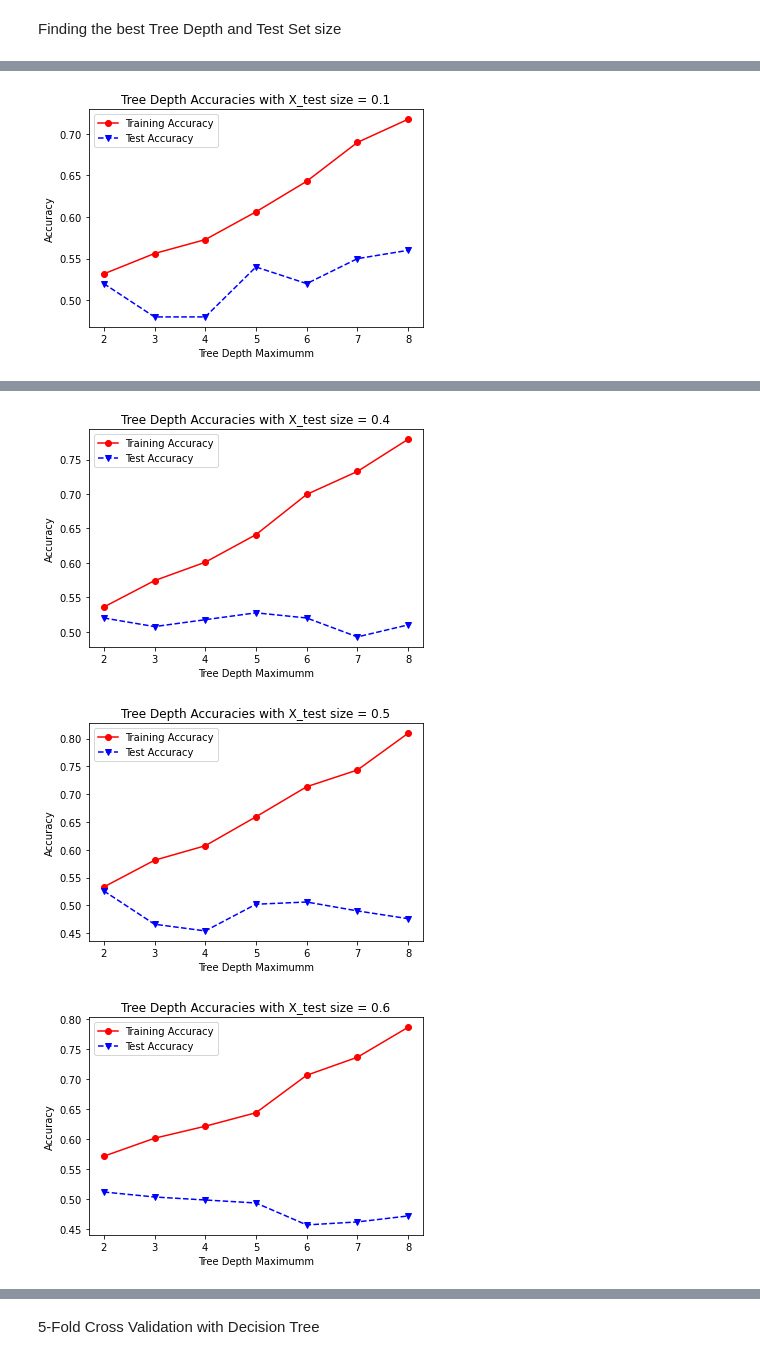
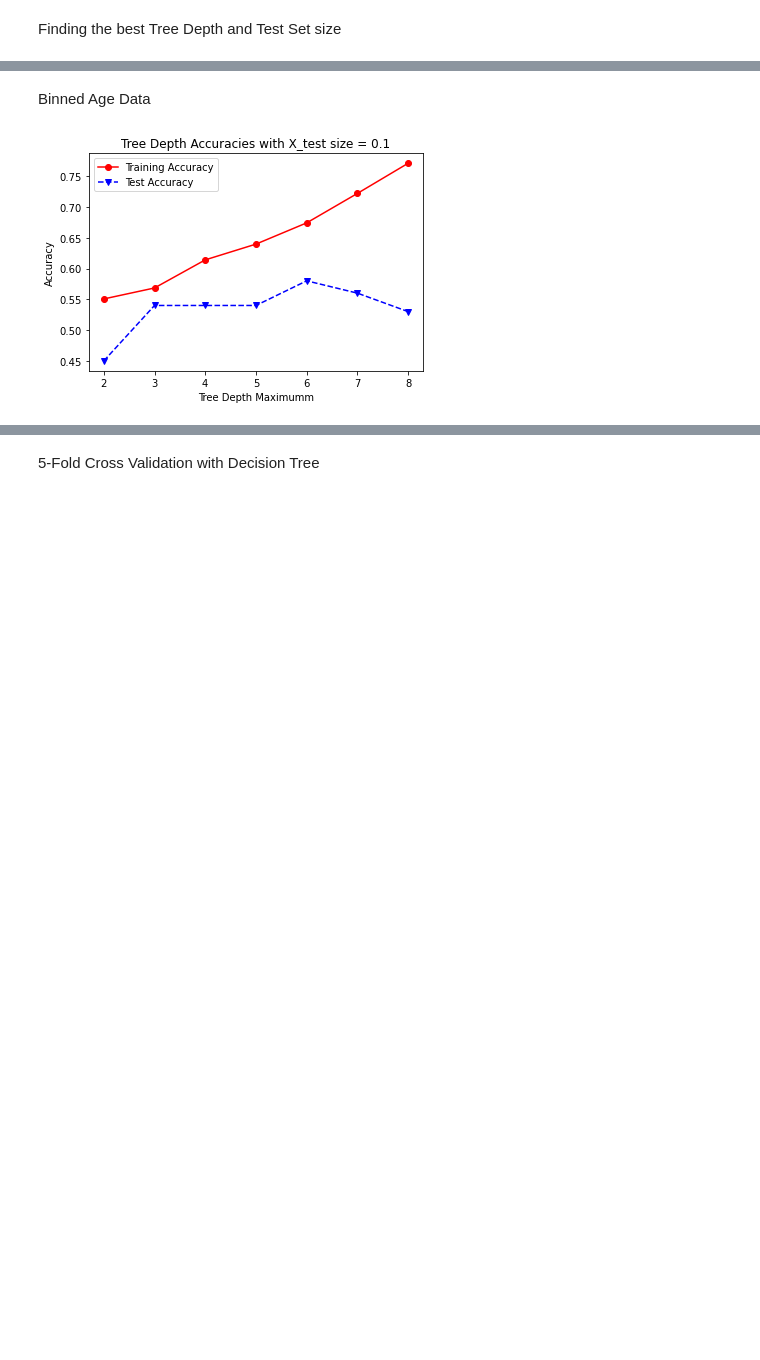
Before and after one commit to tannerwheeler/CS6850, a Jupyter notebook: FinalProjectCode.ipynb, the cells around one changed output, grey strips where cells are left out. Saved outputs shown, nothing was run; the diff lists cells and outputs as text; code cells hidden in the pictures; blank space fills up the shorter version.

```diff
--- a/FinalProjectCode.ipynb
+++ b/FinalProjectCode.ipynb
@@ -113,4 +145,5 @@ data_age
 # %%
+data_age = data_age.drop(columns=['Id'])
 data_one_hot = data.drop(columns=['Id'])
 # %%
 def convert_to_one_hot(col):
@@ -453,6 +484,6 @@ Mutual Information between Weight Loss  and Hair Loss: 0.0
 # %%
 results = data['Hair Loss']
-data = data.drop(columns=['Hair Loss'])
+data_attr = data.drop(columns=['Hair Loss'])
 # %%
 results_age = data_age['Hair Loss']
-data_age = data_age.drop(columns=['Hair Loss'])
+data_age_attr = data_age.drop(columns=['Hair Loss'])
@@ -461,7 +497,7 @@ Finding the best Tree Depth and Test Set size
 # %%
-for i in range(1, 10):
+for i in range(1, 4):
     # Using a Random State for consistancy in initial testing
-    X_train, X_test, Y_train, Y_test = train_test_split(data, results, test_size=i/10, random_state=1)
+    X_train, X_test, Y_train, Y_test = train_test_split(data_attr, results, test_size=i/10, random_state=1)
 
     le = preprocessing.LabelEncoder()
     for column_name in X_train.columns:
@@ -510,7 +540,9 @@ for i in range(1, 10):
+# %% [markdown]
+Binned Age Data
 # %%
-for i in range(1, 10):
+for i in range(1, 4):
     # Using a Random State for consistancy in initial testing
-    X_train, X_test, Y_train, Y_test = train_test_split(data_age, results, test_size=i/10, random_state=1)
+    X_train, X_test, Y_train, Y_test = train_test_split(data_age_attr, results, test_size=i/10, random_state=1)
 
     le = preprocessing.LabelEncoder()
     for column_name in X_train.columns:
@@ -520,31 +552,31 @@ for i in range(1, 10):
             pass
 
     for column_name in X_test.columns:
         if X_test[column_name].dtype == object:
             X_test[column_name] = le.fit_transform(X_test[column_name])
         else:
             pass
 
     maxdepths = [2,3,4,5,6,7,8]
 
     trainAcc = np.zeros(len(maxdepths))
     testAcc = np.zeros(len(maxdepths))
     index = 0
 
     for depth in maxdepths:
         clf = tree.DecisionTreeClassifier(max_depth=depth)
         clf = clf.fit(X_train, Y_train)
         Y_predTrain = clf.predict(X_train)
         Y_predTest = clf.predict(X_test)
         trainAcc[index] = accuracy_score(Y_train, Y_predTrain)
         testAcc[index] = accuracy_score(Y_test, Y_predTest)
         index += 1
 
     plt.plot(maxdepths, trainAcc, 'ro-', maxdepths, testAcc, 'bv--')
     plt.legend(['Training Accuracy', 'Test Accuracy'])
     plt.xlabel('Tree Depth Maximumm')
     plt.ylabel('Accuracy')
     plt.title('Tree Depth Accuracies with X_test size = ' + str(i/10))
     plt.show()
 # %% [output]
-[figure, old version]
+[figure, new version]
@@ -553,3 +584,0 @@ for i in range(1, 10):
-[figure, removed]
-[figure, removed]
-[figure, removed]
```
Also changed, not shown: parts of 88 cells of this notebook.
